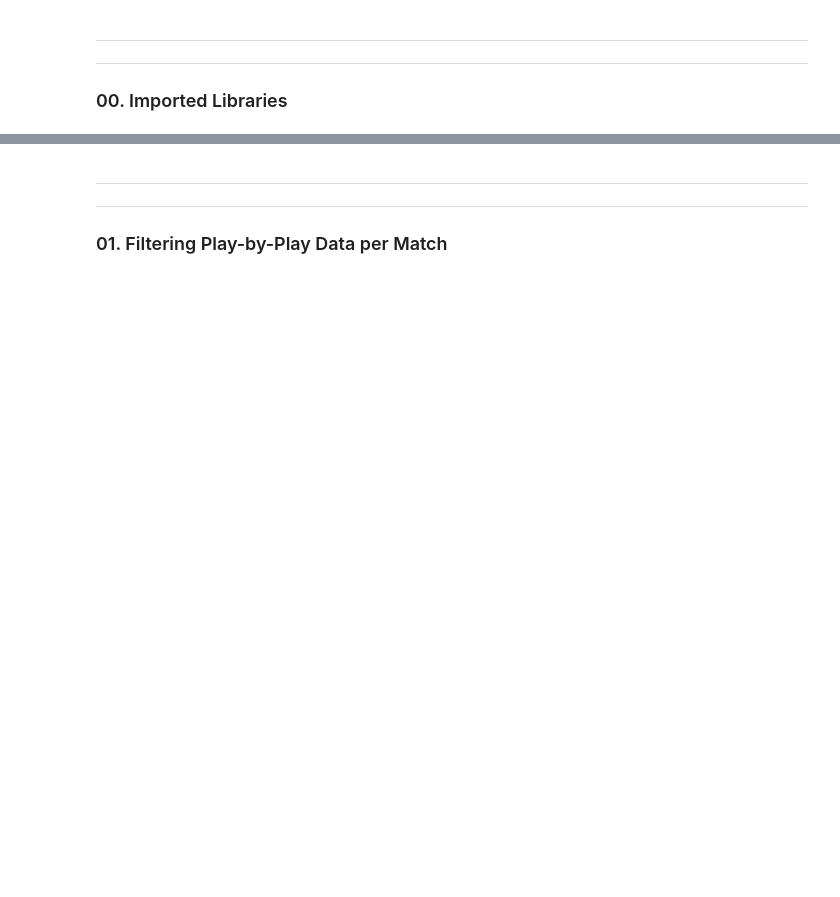
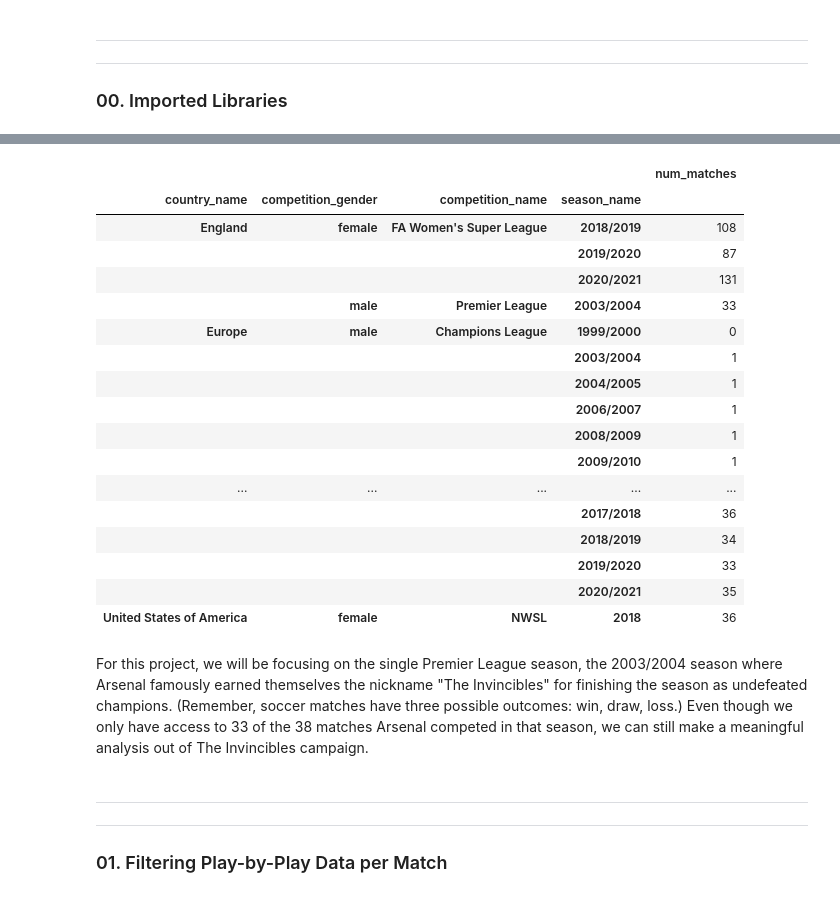
Before and after one commit to lucas-nelson-uiuc/stat430_unsupervised_project, a Jupyter notebook: soccer_project.ipynb, the cells around one changed output, grey strips where cells are left out. Cells and saved outputs as stored; diff of their text form; code cells hidden in the pictures; blank space fills up the shorter version.

```diff
--- a/soccer_project.ipynb
+++ b/soccer_project.ipynb
@@ -38,3 +55,58 @@ filterwarnings('ignore', category=FutureWarning)
+# %%
+# gather all competitions provided in OpenAccess
+all_comps = sb.competitions()
+
+# catch-all for later merger
+comps = []
+seasons = []
+num_matches = []
+
+# populate lists with competition, season, number-of-matches pairs
+for idx, season_info in all_comps[['competition_id', 'season_id', 'competition_name']].iterrows():
+    try:
+        temp_df = sb.matches(competition_id=season_info['competition_id'], season_id=season_info['season_id'])
+        comps.append(all_comps.loc[idx, 'competition_name'])
+        seasons.append(all_comps.loc[idx, 'season_name'])
+        num_matches.append(temp_df.shape[0])
+    except:
+        comps.append(all_comps.loc[idx, 'competition_name'])
+        seasons.append(all_comps.loc[idx, 'season_name'])
+        num_matches.append(0)
+# %%
+# update all_comps to include number of matches in given season
+updated_comps = pd.merge(
+    all_comps,
+    pd.DataFrame({
+    'competition_name':comps,
+    'season_name':seasons,
+    'num_matches':num_matches
+    }),
+    on=['competition_name', 'season_name']
+)
+# %%
+# output number of matches per country-gender-competition-season pair
+updated_comps.groupby(['country_name', 'competition_gender', 'competition_name', 'season_name']).agg({'num_matches':'mean'}).astype('int')
+# %% [output]
+|  |  |  |  | num_matches |
+| country_name | competition_gender | competition_name | season_name |  |
+| England | female | FA Women's Super League | 2018/2019 | 108 |
+|  |  |  | 2019/2020 | 87 |
+|  |  |  | 2020/2021 | 131 |
+|  | male | Premier League | 2003/2004 | 33 |
+| Europe | male | Champions League | 1999/2000 | 0 |
+|  |  |  | 2003/2004 | 1 |
+|  |  |  | 2004/2005 | 1 |
+|  |  |  | 2006/2007 | 1 |
+|  |  |  | 2008/2009 | 1 |
+|  |  |  | 2009/2010 | 1 |
+| ... | ... | ... | ... | ... |
+|  |  |  | 2017/2018 | 36 |
+|  |  |  | 2018/2019 | 34 |
+|  |  |  | 2019/2020 | 33 |
+|  |  |  | 2020/2021 | 35 |
+| United States of America | female | NWSL | 2018 | 36 |
+# %% [markdown]
+For this project, we will be focusing on the single Premier League season, the 2003/2004 season where Arsenal famously earned themselves the nickname "The Invincibles" for finishing the season as undefeated champions. (Remember, soccer matches have three possible outcomes: win, draw, loss.) Even though we only have access to 33 of the 38 matches Arsenal competed in that season, we can still make a meaningful analysis out of The Invincibles campaign.
 # %% [markdown]
 ---
 ---
```
Also changed, not shown: parts of 71 cells of this notebook, 1 other file.
